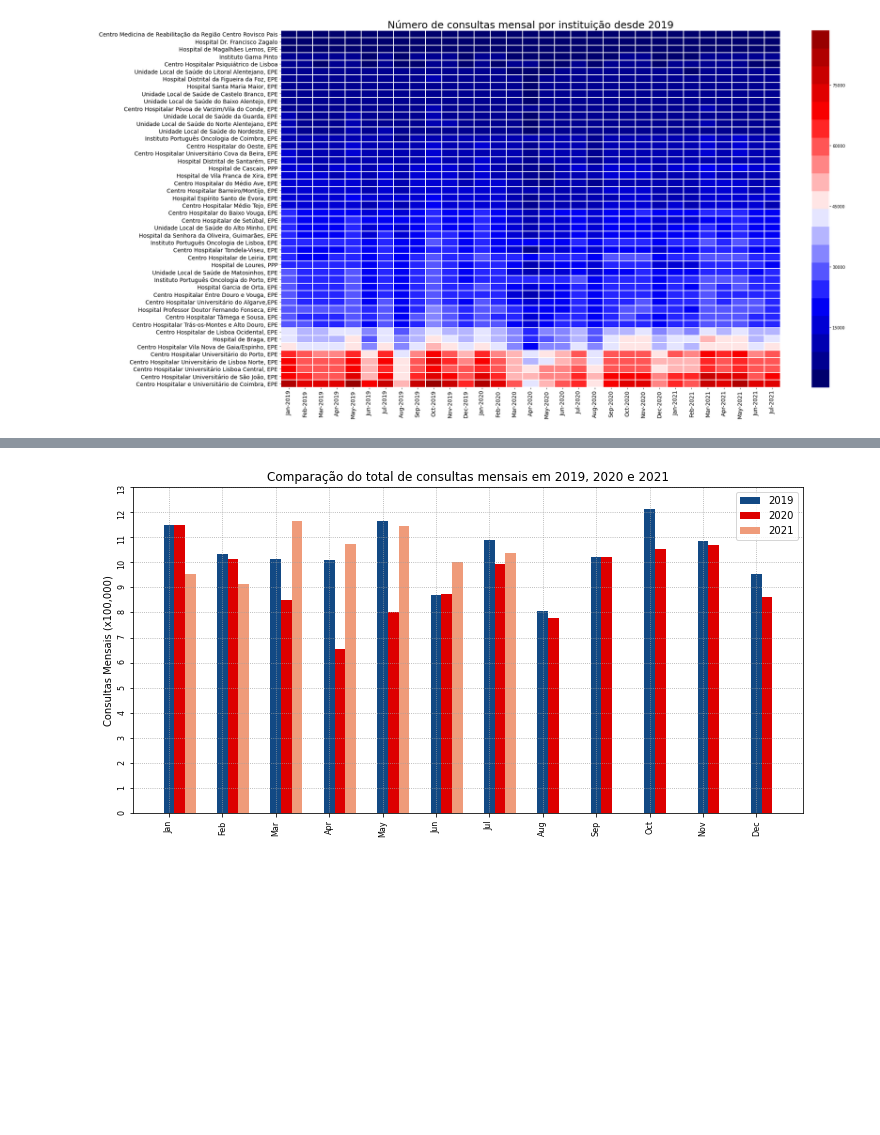
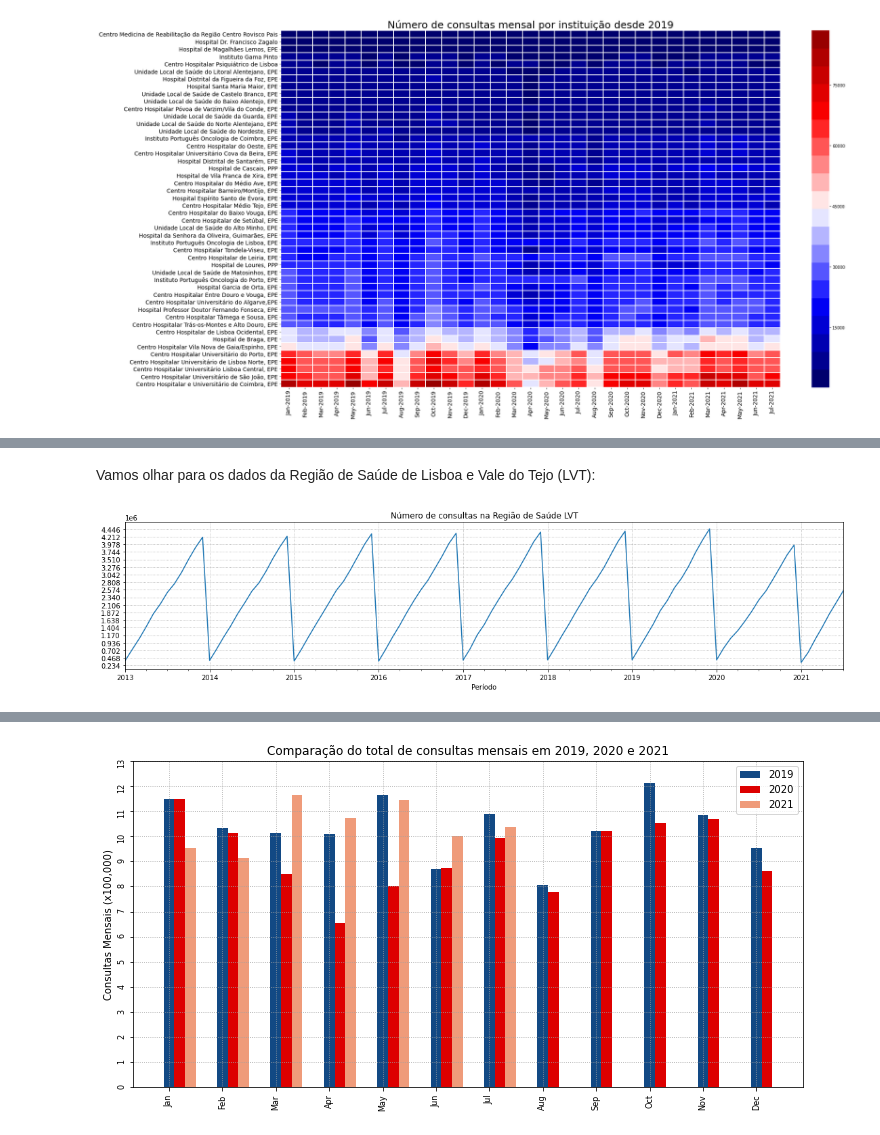
Before and after one commit to zevarela/dssg, a Jupyter notebook: Tutorial_SNS_2021-09.ipynb, the cells around one changed output, grey strips where cells are left out. Saved outputs shown, nothing was run; the diff lists cells and outputs as text; code cells hidden in the pictures; blank space fills up the shorter version.

```diff
--- a/Tutorial_SNS_2021-09.ipynb
+++ b/Tutorial_SNS_2021-09.ipynb
@@ -453,0 +489,16 @@ Vamos ver também comparação dos totais de consultas mensais nos 3 últimos an
+# %% [markdown]
+Vamos olhar para os dados da Região de Saúde de Lisboa e Vale do Tejo (LVT):
+# %%
+região = 'Região de Saúde LVT'
+df_r = df_hosp[df_hosp.Região==região].sort_values('Período')\
+        .groupby(["Periodo_format_2", "Região"]).sum()\
+        .reset_index(drop=False).rename(columns={"Periodo_format_2": "Período"})\
+        .set_index("Período")
+df_r.index = pd.to_datetime(df_r.index)
+ax=df_r['Nº Consultas Médicas Total'].plot(figsize=(19, 4));
+ax.set_title(f'Número de consultas na {região}');
+ymax_r = df_r['Nº Consultas Médicas Total'].max()
+ax.yaxis.set_major_locator(MultipleLocator(int(np.floor(ymax_r * 1.05 / 1000 / 20) * 1000)))
+ax.grid(which='major', color='#A0A0A0', linestyle=':')
+# %% [output]
+[figure, added]
```
Also changed, not shown: parts of 32 cells of this notebook.
